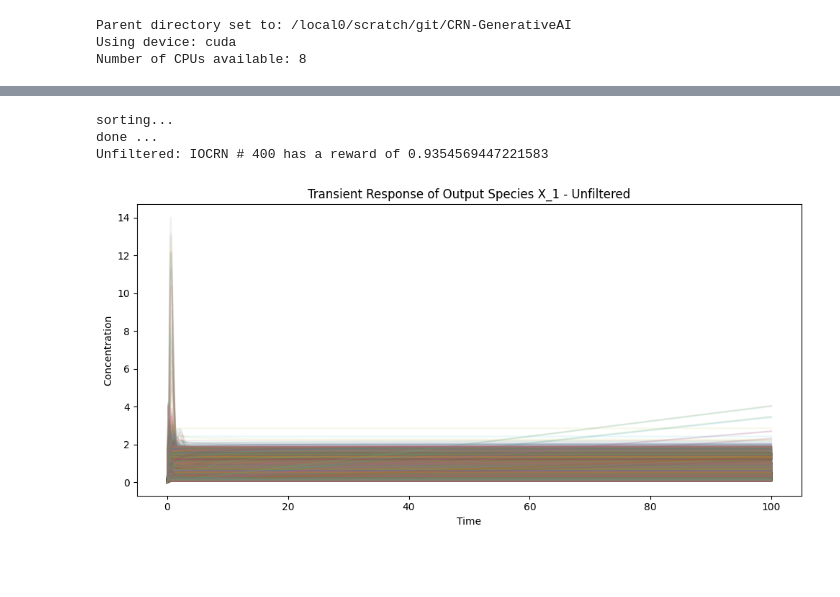
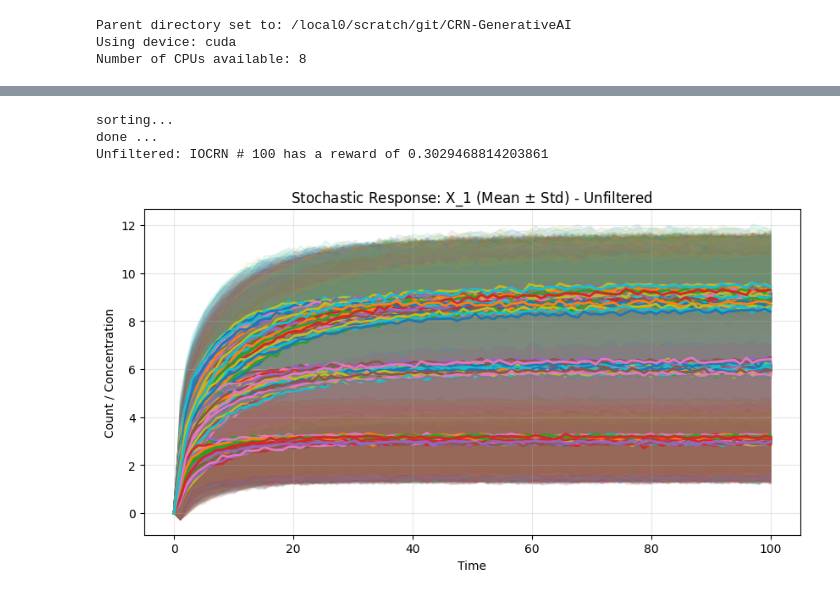
Before and after one commit to Maurice-Filo/GenAI-Net, a Jupyter notebook: FINAL_nicolo/stochastic_RPA_3s_6r_MAK_REINFORCE/plots/plot_results_RPA.ipynb, the cells around one changed output, grey strips where cells are left out. Drawn from its saved outputs; the diff is of its cells as text; code cells hidden in the pictures; blank space fills up the shorter version.

Commit message:
last version of stoch plots

```diff
--- a/FINAL_nicolo/stochastic_RPA_3s_6r_MAK_REINFORCE/plots/plot_results_RPA.ipynb
+++ b/FINAL_nicolo/stochastic_RPA_3s_6r_MAK_REINFORCE/plots/plot_results_RPA.ipynb
@@ -51,7 +51,7 @@ parallel_flag = True
 
 # Set number of inputs and species labels
 p = 2                                                   # Number of inputs
-species_labels = ['X_1', 'Z_1', 'Z_2']                  # Species labels
+species_labels = ['X_1', 'Z_1', 'Z_2', 'Z_3']                  # Species labels
 mak_order = 2                                           # Maximum order of the mass-action reactions
 
 # Hyperparameters
@@ -107,6 +107,26 @@ render_disregard_percentage = risk_scheduler['risk']                  # Percenta
 # Parameter distribution for the reactions added by the agent
 continuous_distribution = {"type": 'lognormal_1D'}
 
+# Time horizon for the simulation
+t_f = 100                                           # Final time for the simulation
+N_t = 100                                          # Number of time steps
+time_horizon = np.linspace(0, t_f, N_t, dtype=np.float32)
+
+# Construct the IOCRN inputs
+scale = 3.0
+nums = [1, 2, 3]
+disturbances = [0.5, 1, 1.5]
+u_list = [np.array(u) for u in product(nums, disturbances)] # list of input combinations, each input is a numpy array of shape (p,)
+
+print(u_list)
+
+# Construct the reference setpoints
+r_list = [np.array([u[0]])*scale for u in u_list]
+print(r_list)
+
+# Construct the IOCRN initial conditions
+ic = IC(names=species_labels, values=[[0.0, 0.0, 0.0, 0.0]])
+
 # Define path for the directories: hall of fame and models
 base_path_hof = os.path.abspath(os.path.join(target_directory, 'hof'))
 base_path_models = os.path.abspath(os.path.join(target_directory, 'models'))
@@ -162,9 +184,12 @@ if generated_flag:
         generated_iocrns.extend(iocrn_list)
     print("-" * 40)
     print(f"IOCRNs collected from all generated files: {len(generated_iocrns)}")
+    generated_iocrns = [crn for crn in generated_iocrns if crn.last_task_info.get('reward', None) is not None]
 
 # Collect all IOCRNs into a single list
-all_iocrns = [crn for crn in hof_iocrns if crn.last_task_info['reward'] is not None]
+all_iocrns = [crn for crn in hof_iocrns if crn.last_task_info.get('reward', None) is not None]
+
+
 if generated_flag:
     all_iocrns.extend(generated_iocrns)
 print("-" * 40)
@@ -336,20 +343,25 @@ KeyError: 'reward'
 # %%
 # Select the top IOCRNs and top topologically unique IOCRNs to visualize
-n_unfiltered = 400
-n_filtered = 150
+n_unfiltered = 100
+n_filtered = 30
+# %%
+ic = IC(names=species_labels, values=[[0.0, 0.0, 0.0, 0.0]])
 # %%
 # Plot the responses of the top IOCRNs (topologically not unique)
 ax = None
 print("sorting...")
 all_iocrns_sorted = sorted(all_iocrns, key=lambda iocrn: iocrn.last_task_info['reward'], reverse=False)
 print("done ... ")
 for i in range(n_unfiltered):
     x0_list = ic.get_ic(all_iocrns_sorted[i])
-    fig, ax = all_iocrns_sorted[i].plot_transient_response(axes=ax, alpha=0.1)
+    fig, ax = all_iocrns_sorted[i].plot_SSA_transient_response(axes=ax, alpha=0.1)
 ax[0].set_title(ax[0].get_title() + ' - Unfiltered')
+# remove legend
+ax[0].legend_.remove()
+
 print(f'Unfiltered: IOCRN # {n_unfiltered} has a reward of {all_iocrns_sorted[n_unfiltered-1].last_task_info["reward"]}')
 # %% [output]
 sorting...
 done ...
-Unfiltered: IOCRN # 400 has a reward of 0.9354569447221583
+Unfiltered: IOCRN # 100 has a reward of 0.3029468814203861
-[figure, old version]
+[figure, new version]
```
Also changed, not shown: parts of 14 cells of this notebook.
